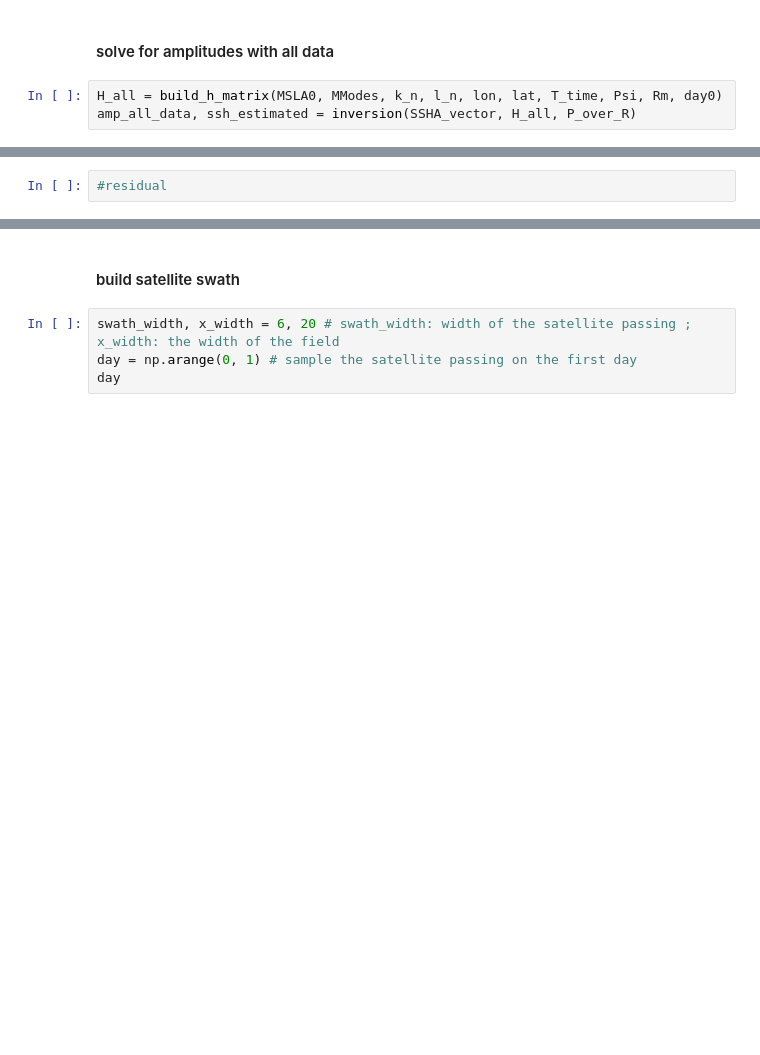
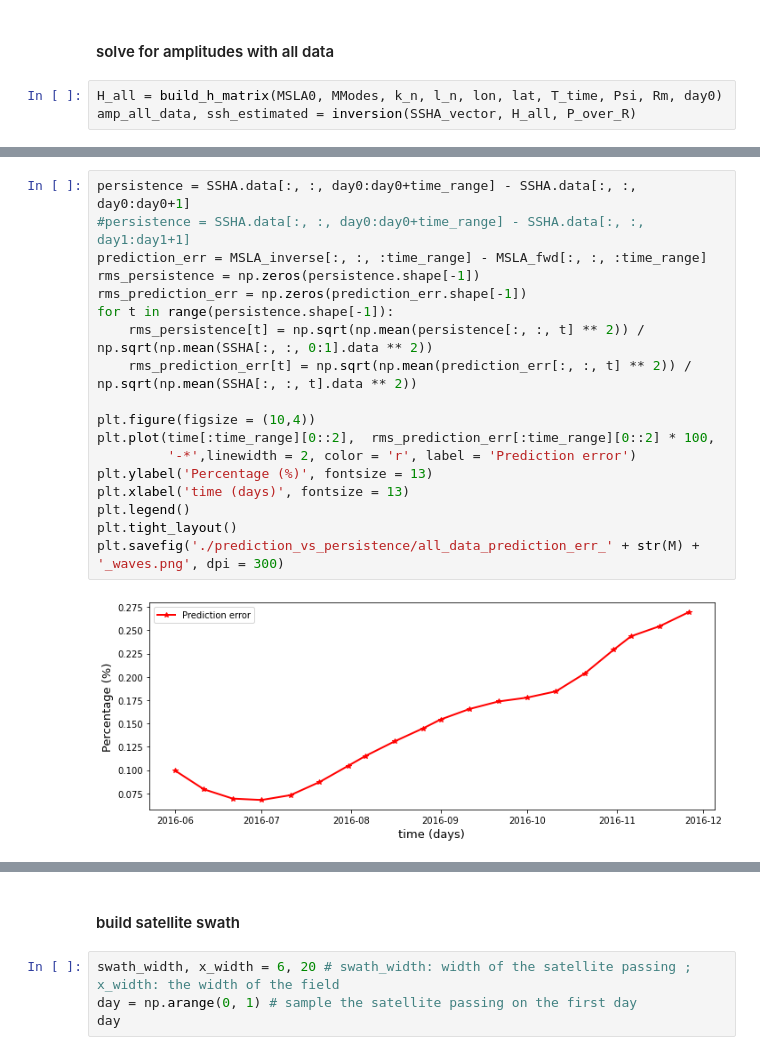
Before and after one commit to yugaophd/cer-swot, a Jupyter notebook: CER102_aviso_inversion_swath_no_error.ipynb, the cells around one changed output, grey strips where cells are left out. Drawn from its saved outputs; the diff is of its cells as text; blank space fills up the shorter version.

```diff
--- a/CER102_aviso_inversion_swath_no_error.ipynb
+++ b/CER102_aviso_inversion_swath_no_error.ipynb
@@ -220,5 +284,23 @@ for day in range(time_range):
 # %%
-#residual
+persistence = SSHA.data[:, :, day0:day0+time_range] - SSHA.data[:, :, day0:day0+1]
+#persistence = SSHA.data[:, :, day0:day0+time_range] - SSHA.data[:, :, day1:day1+1]
+prediction_err = MSLA_inverse[:, :, :time_range] - MSLA_fwd[:, :, :time_range]
+rms_persistence = np.zeros(persistence.shape[-1])
+rms_prediction_err = np.zeros(prediction_err.shape[-1])
+for t in range(persistence.shape[-1]):
+    rms_persistence[t] = np.sqrt(np.mean(persistence[:, :, t] ** 2)) / np.sqrt(np.mean(SSHA[:, :, 0:1].data ** 2))
+    rms_prediction_err[t] = np.sqrt(np.mean(prediction_err[:, :, t] ** 2)) / np.sqrt(np.mean(SSHA[:, :, t].data ** 2))
+
+plt.figure(figsize = (10,4))
+plt.plot(time[:time_range][0::2],  rms_prediction_err[:time_range][0::2] * 100,
+         '-*',linewidth = 2, color = 'r', label = 'Prediction error')
+plt.ylabel('Percentage (%)', fontsize = 13)
+plt.xlabel('time (days)', fontsize = 13)
+plt.legend()
+plt.tight_layout()
+plt.savefig('./prediction_vs_persistence/all_data_prediction_err_' + str(M) + '_waves.png', dpi = 300)
+# %% [output]
+[figure, added]
 # %%
 persistence = SSHA.data[:, :, day0:day0+time_range] - SSHA.data[:, :, day0:day0+1]
 #persistence = SSHA.data[:, :, day0:day0+time_range] - SSHA.data[:, :, day1:day1+1]
```
Also changed, not shown: parts of 23 cells of this notebook, 3 other files.
